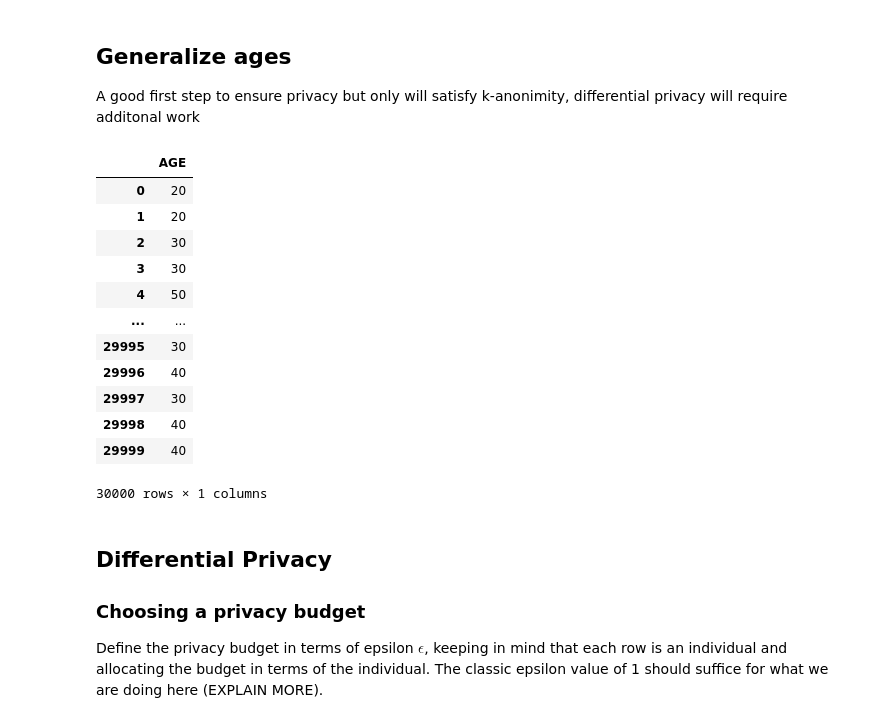
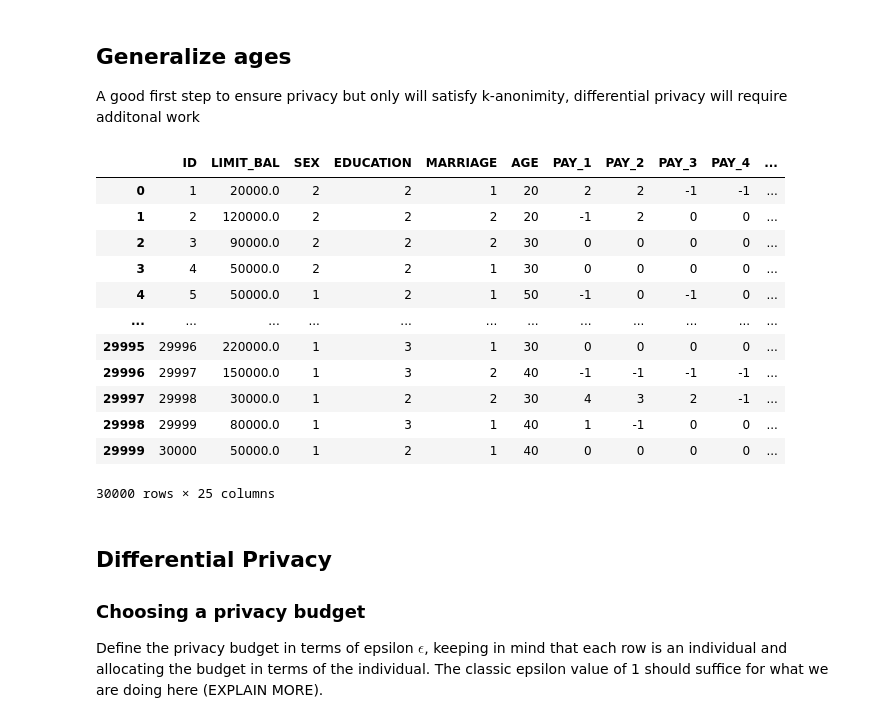
Before and after one commit to nikhilchoppa/Credit_Cards_Data_Privacy, a Jupyter notebook: Final Project.ipynb, the cells around one changed output. Cells and saved outputs as stored; diff of their text form; code cells hidden in the pictures.

```diff
--- a/Final Project.ipynb
+++ b/Final Project.ipynb
@@ -74,25 +74,25 @@ A good first step to ensure privacy but only will satisfy k-anonimity, different
 # %%
 # Generalizing the given column to essentially round to the nth decimal place
 depths = {
     'AGE': 1
 }
 
 # Grabbed this part from HW2 / the textbook, applies the rounding described above to the given column(s) in the dataset
-cc_default_db[['AGE']].apply(lambda x: x.apply(lambda y: int(int(y/(10**depths[x.name]))*(10**depths[x.name]))))
+cc_default_db['AGE'] = cc_default_db[['AGE']].apply(lambda x: x.apply(lambda y: int(int(y/(10**depths[x.name]))*(10**depths[x.name]))))
 # %% [output]
-|  | AGE |
-| 0 | 20 |
-| 1 | 20 |
-| 2 | 30 |
-| 3 | 30 |
-| 4 | 50 |
-| ... | ... |
-| 29995 | 30 |
-| 29996 | 40 |
-| 29997 | 30 |
-| 29998 | 40 |
-| 29999 | 40 |
+|  | ID | LIMIT_BAL | SEX | EDUCATION | MARRIAGE | AGE | PAY_1 | PAY_2 | PAY_3 | PAY_4 | ... |
+| 0 | 1 | 20000.0 | 2 | 2 | 1 | 20 | 2 | 2 | -1 | -1 | ... |
+| 1 | 2 | 120000.0 | 2 | 2 | 2 | 20 | -1 | 2 | 0 | 0 | ... |
+| 2 | 3 | 90000.0 | 2 | 2 | 2 | 30 | 0 | 0 | 0 | 0 | ... |
+| 3 | 4 | 50000.0 | 2 | 2 | 1 | 30 | 0 | 0 | 0 | 0 | ... |
+| 4 | 5 | 50000.0 | 1 | 2 | 1 | 50 | -1 | 0 | -1 | 0 | ... |
+| ... | ... | ... | ... | ... | ... | ... | ... | ... | ... | ... | ... |
+| 29995 | 29996 | 220000.0 | 1 | 3 | 1 | 30 | 0 | 0 | 0 | 0 | ... |
+| 29996 | 29997 | 150000.0 | 1 | 3 | 2 | 40 | -1 | -1 | -1 | -1 | ... |
+| 29997 | 29998 | 30000.0 | 1 | 2 | 2 | 30 | 4 | 3 | 2 | -1 | ... |
+| 29998 | 29999 | 80000.0 | 1 | 3 | 1 | 40 | 1 | -1 | 0 | 0 | ... |
+| 29999 | 30000 | 50000.0 | 1 | 2 | 1 | 40 | 0 | 0 | 0 | 0 | ... |
-30000 rows × 1 columns
+30000 rows × 25 columns
 # %% [markdown]
 ## Differential Privacy
 ### Choosing a privacy budget
```
Also changed, not shown: parts of 5 cells of this notebook.
